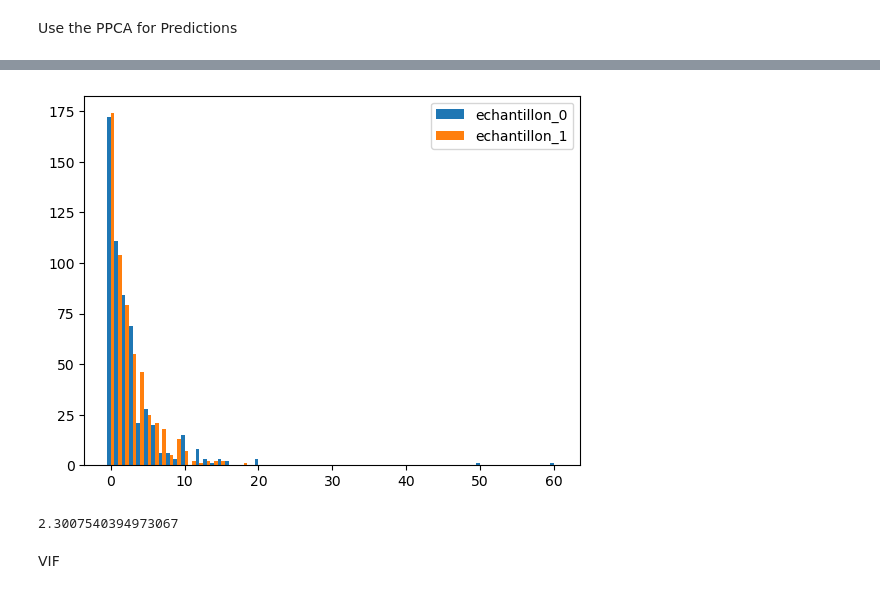
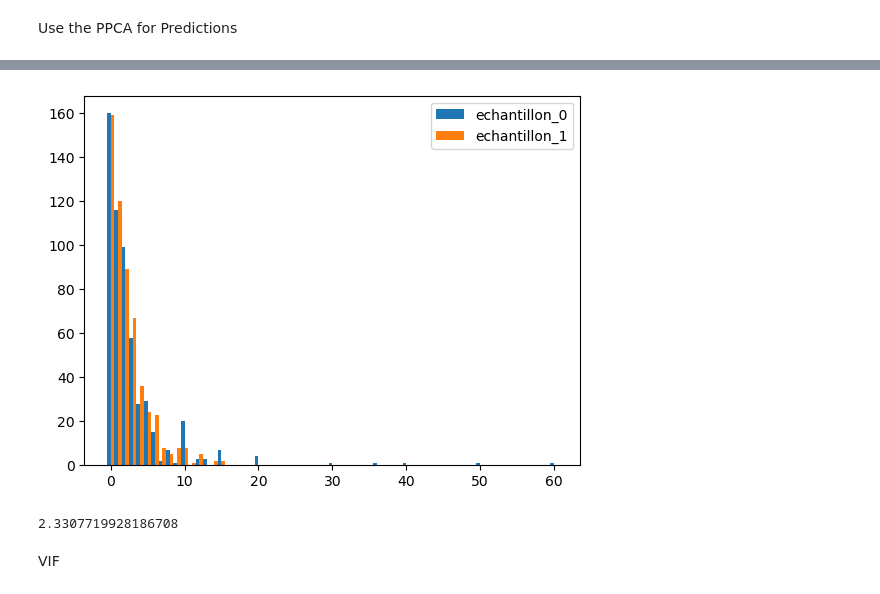
Before and after one commit to AlexandreSelvestre/Recherche-3A, a Jupyter notebook: final_simul.ipynb, the cells around one changed output, grey strips where cells are left out. Saved outputs shown, nothing was run; the diff lists cells and outputs as text; code cells hidden in the pictures.

```diff
--- a/final_simul.ipynb
+++ b/final_simul.ipynb
@@ -768,7 +768,7 @@ def cut_train(x_train,y_train,echant_size):
     y_train = y_train[indices]
     return x_train,y_train, indices
 
-x_cut_train,y_cut_train, indices = cut_train(x_train,y_train,200)
+x_cut_train,y_cut_train, indices = cut_train(x_train,y_train,400)
 print(x_cut_train.shape,y_cut_train.shape)
 print(x_tot.shape,y_tot.shape)
 # %% [output]
@@ -987,8 +987,8 @@ nombre de refus [4129. 4020. 3974. 4188. 4173. 4021. 4046. 3977.] nombre attemps
 # %%
-compare(e_X_test,li_param_ppca[4000:],li_p_ppca[4000:], forcing = True)
+compare(e_X_test,li_param_ppca[4000:],li_p_ppca[4000:], forcing = False)
 # %% [output]
-[figure, old version]
+[figure, new version]
-2.3007540394973067
+2.3307719928186708
 # %% [markdown]
 VIF
 # %%
```
Also changed, not shown: parts of 10 cells of this notebook.
